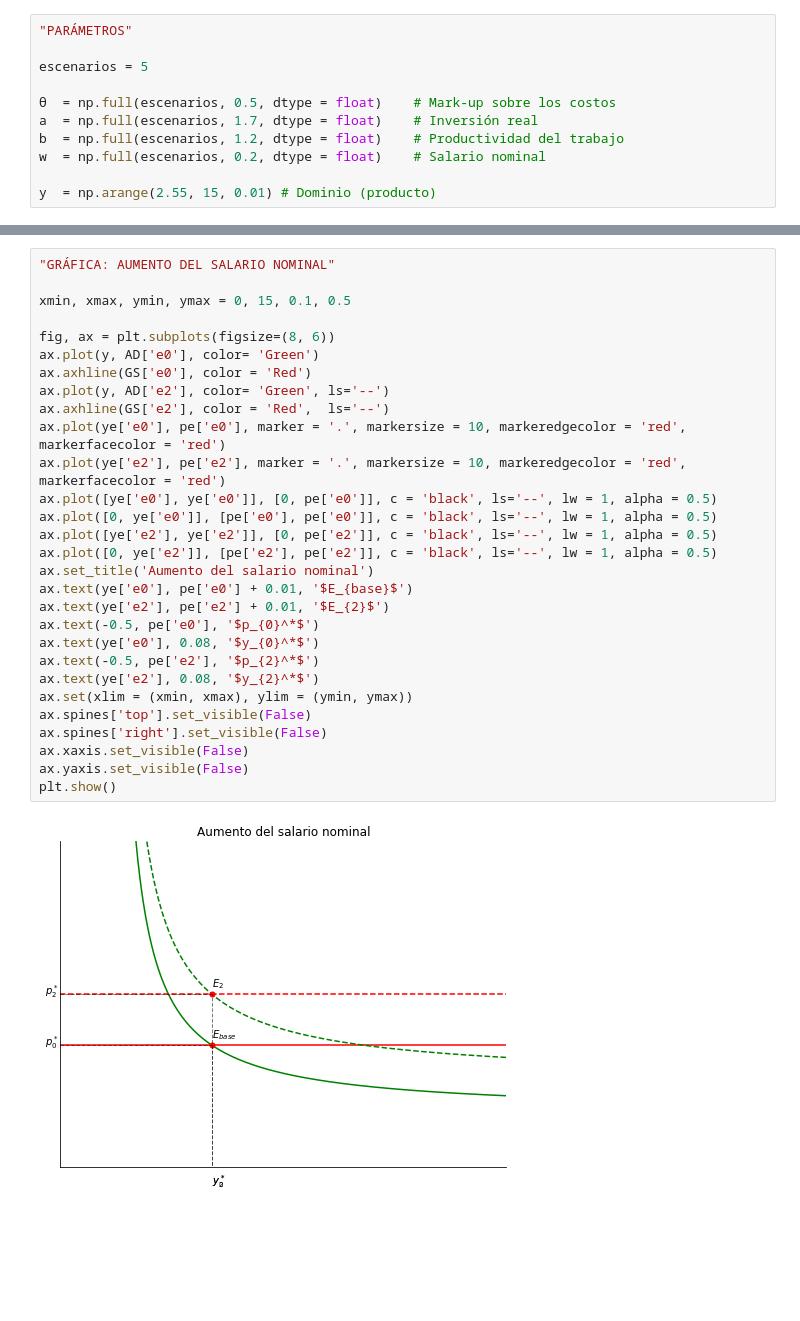
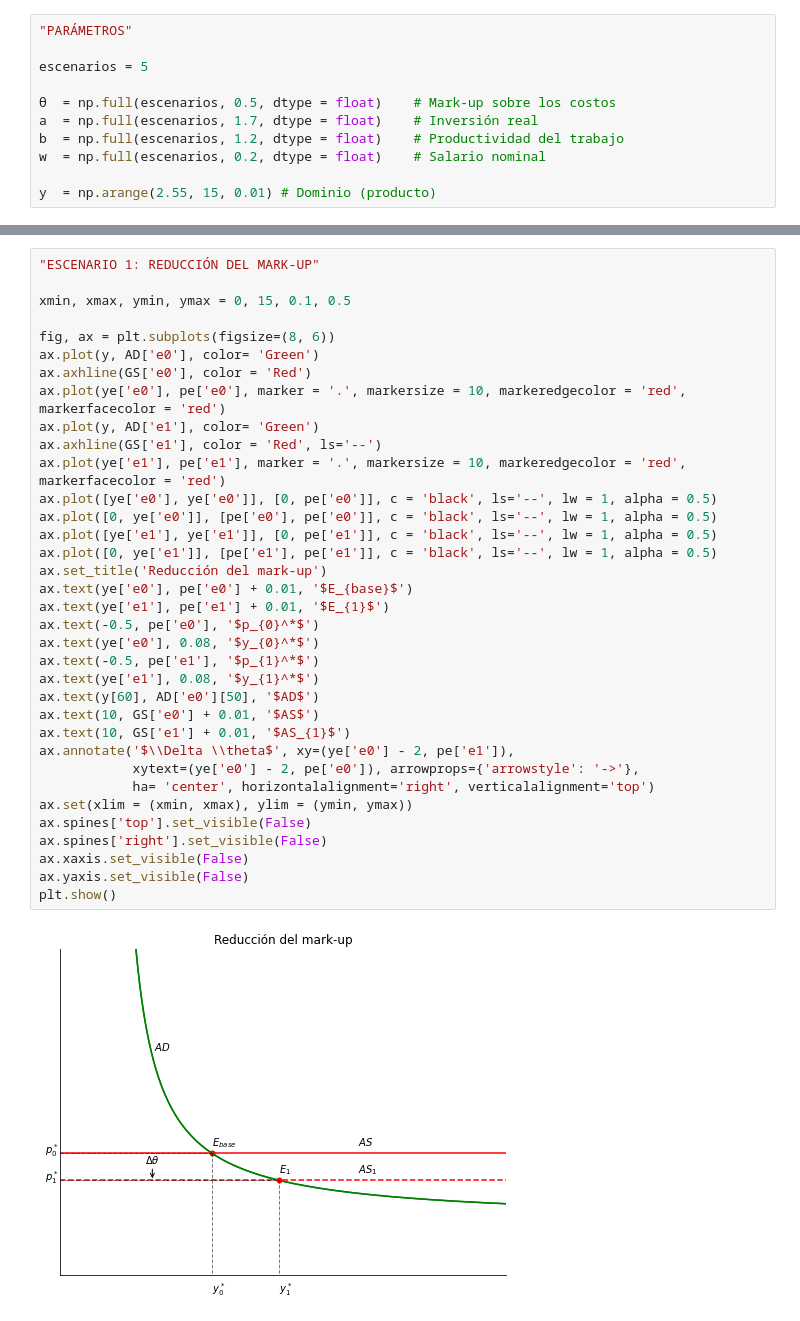
Before and after one commit to joansmiranda/kaleckianAS-AD, a Jupyter notebook: AD&AS_kaleckian.ipynb, the cells around one changed output, grey strips where cells are left out. Drawn from its saved outputs; the diff is of its cells as text; blank space fills up the shorter version.

```diff
--- a/AD&AS_kaleckian.ipynb
+++ b/AD&AS_kaleckian.ipynb
@@ -144,31 +114,37 @@ plt.show()
-# %%
-"GRÁFICA: AUMENTO DEL SALARIO NOMINAL"
-
-xmin, xmax, ymin, ymax = 0, 15, 0.1, 0.5
-
-fig, ax = plt.subplots(figsize=(8, 6))
-ax.plot(y, AD['e0'], color= 'Green')
-ax.axhline(GS['e0'], color = 'Red')
-ax.plot(y, AD['e2'], color= 'Green', ls='--')
-ax.axhline(GS['e2'], color = 'Red',  ls='--')
-ax.plot(ye['e0'], pe['e0'], marker = '.', markersize = 10, markeredgecolor = 'red', markerfacecolor = 'red')
-ax.plot(ye['e2'], pe['e2'], marker = '.', markersize = 10, markeredgecolor = 'red', markerfacecolor = 'red')
-ax.plot([ye['e0'], ye['e0']], [0, pe['e0']], c = 'black', ls='--', lw = 1, alpha = 0.5)
-ax.plot([0, ye['e0']], [pe['e0'], pe['e0']], c = 'black', ls='--', lw = 1, alpha = 0.5)
-ax.plot([ye['e2'], ye['e2']], [0, pe['e2']], c = 'black', ls='--', lw = 1, alpha = 0.5)
-ax.plot([0, ye['e2']], [pe['e2'], pe['e2']], c = 'black', ls='--', lw = 1, alpha = 0.5)
-ax.set_title('Aumento del salario nominal')
-ax.text(ye['e0'], pe['e0'] + 0.01, '$E_{base}$')
-ax.text(ye['e2'], pe['e2'] + 0.01, '$E_{2}$')
-ax.text(-0.5, pe['e0'], '$p_{0}^*$')
-ax.text(ye['e0'], 0.08, '$y_{0}^*$')
-ax.text(-0.5, pe['e2'], '$p_{2}^*$')
-ax.text(ye['e2'], 0.08, '$y_{2}^*$')
-ax.set(xlim = (xmin, xmax), ylim = (ymin, ymax))
-ax.spines['top'].set_visible(False)
-ax.spines['right'].set_visible(False)
-ax.xaxis.set_visible(False)
-ax.yaxis.set_visible(False)
-plt.show()
-# %% [output]
-[figure, removed]
+# %%
+"ESCENARIO 1: REDUCCIÓN DEL MARK-UP"
+
+xmin, xmax, ymin, ymax = 0, 15, 0.1, 0.5
+
+fig, ax = plt.subplots(figsize=(8, 6))
+ax.plot(y, AD['e0'], color= 'Green')
+ax.axhline(GS['e0'], color = 'Red')
+ax.plot(ye['e0'], pe['e0'], marker = '.', markersize = 10, markeredgecolor = 'red', markerfacecolor = 'red')
+ax.plot(y, AD['e1'], color= 'Green')
+ax.axhline(GS['e1'], color = 'Red', ls='--')
+ax.plot(ye['e1'], pe['e1'], marker = '.', markersize = 10, markeredgecolor = 'red', markerfacecolor = 'red')
+ax.plot([ye['e0'], ye['e0']], [0, pe['e0']], c = 'black', ls='--', lw = 1, alpha = 0.5)
+ax.plot([0, ye['e0']], [pe['e0'], pe['e0']], c = 'black', ls='--', lw = 1, alpha = 0.5)
+ax.plot([ye['e1'], ye['e1']], [0, pe['e1']], c = 'black', ls='--', lw = 1, alpha = 0.5)
+ax.plot([0, ye['e1']], [pe['e1'], pe['e1']], c = 'black', ls='--', lw = 1, alpha = 0.5)
+ax.set_title('Reducción del mark-up')
+ax.text(ye['e0'], pe['e0'] + 0.01, '$E_{base}$')
+ax.text(ye['e1'], pe['e1'] + 0.01, '$E_{1}$')
+ax.text(-0.5, pe['e0'], '$p_{0}^*$')
+ax.text(ye['e0'], 0.08, '$y_{0}^*$')
+ax.text(-0.5, pe['e1'], '$p_{1}^*$')
+ax.text(ye['e1'], 0.08, '$y_{1}^*$')
+ax.text(y[60], AD['e0'][50], '$AD$')
+ax.text(10, GS['e0'] + 0.01, '$AS$')
+ax.text(10, GS['e1'] + 0.01, '$AS_{1}$')
+ax.annotate('$\\Delta \\theta$', xy=(ye['e0'] - 2, pe['e1']),
+            xytext=(ye['e0'] - 2, pe['e0']), arrowprops={'arrowstyle': '->'},
+            ha= 'center', horizontalalignment='right', verticalalignment='top')
+ax.set(xlim = (xmin, xmax), ylim = (ymin, ymax))
+ax.spines['top'].set_visible(False)
+ax.spines['right'].set_visible(False)
+ax.xaxis.set_visible(False)
+ax.yaxis.set_visible(False)
+plt.show()
+# %% [output]
+[figure, added]
```
Also changed, not shown: parts of 9 cells of this notebook.
